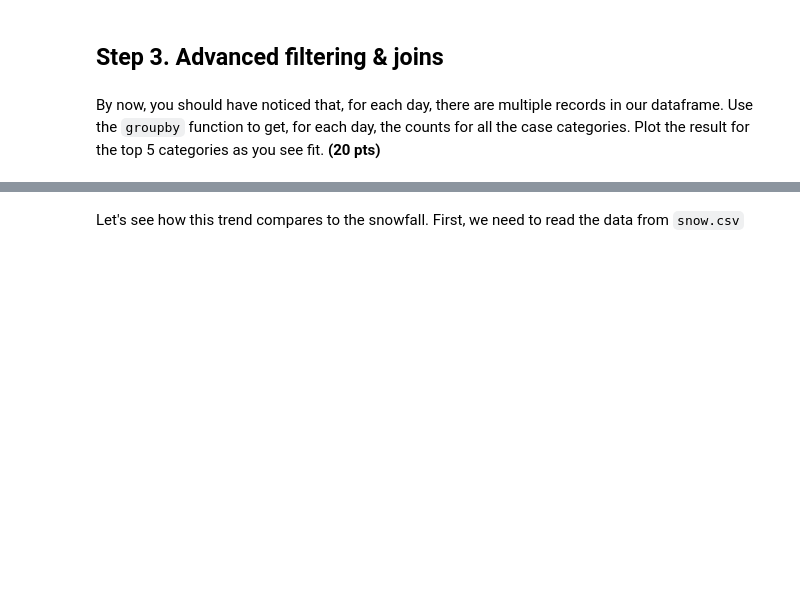
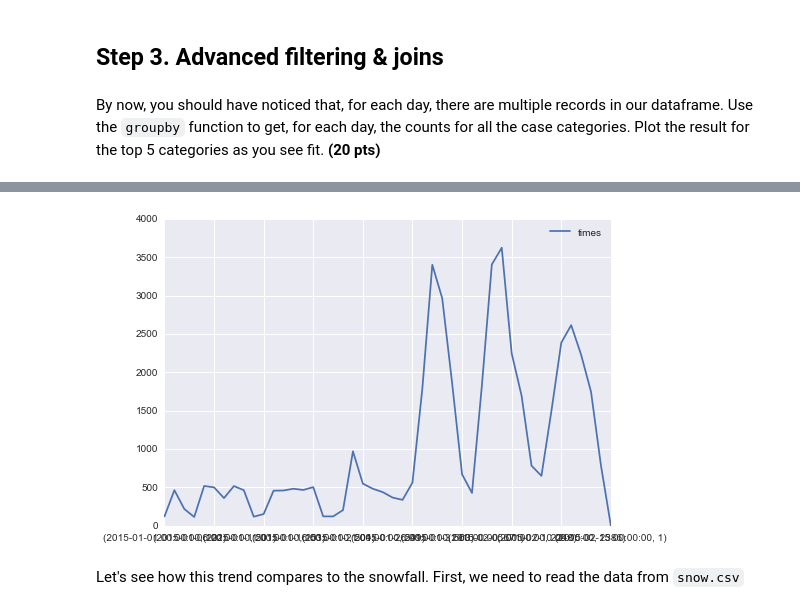
Before and after one commit to benlawson/spring-2015-homeworks, a Jupyter notebook: submissions/homework-2/2.Pandas-in-Boston.ipynb, the cells around one changed output, grey strips where cells are left out. Cells and saved outputs as stored; diff of their text form; code cells hidden in the pictures; blank space fills up the shorter version.

```diff
--- a/submissions/homework-2/2.Pandas-in-Boston.ipynb
+++ b/submissions/homework-2/2.Pandas-in-Boston.ipynb
@@ -294,0 +293,10 @@ By now, you should have noticed that, for each day, there are multiple records i
+# %%
+# Write your code here
+dates = {}
+for case_title,case_data in boston.groupby(Grouper(key='open_dt',freq='D')): #thank you piazza for Grouper
+       dates[case_title] = case_data.case_title.count()
+snowy_days = pd.DataFrame(list(dates.itervalues()),columns=['times'],index=list(dates.iteritems()))
+snowy_days = snowy_days.sort_index()
+snowy_days.plot()
+print snowy_days
+# %% [output]
@@ -295,3 +320,4 @@ By now, you should have noticed that, for each day, there are multiple records i
+[figure, added]
 # %% [markdown]
 Let's see how this trend compares to the snowfall. First, we need to read the data from `snow.csv`
 # %%
```
Also changed, not shown: parts of 2 cells of this notebook.
